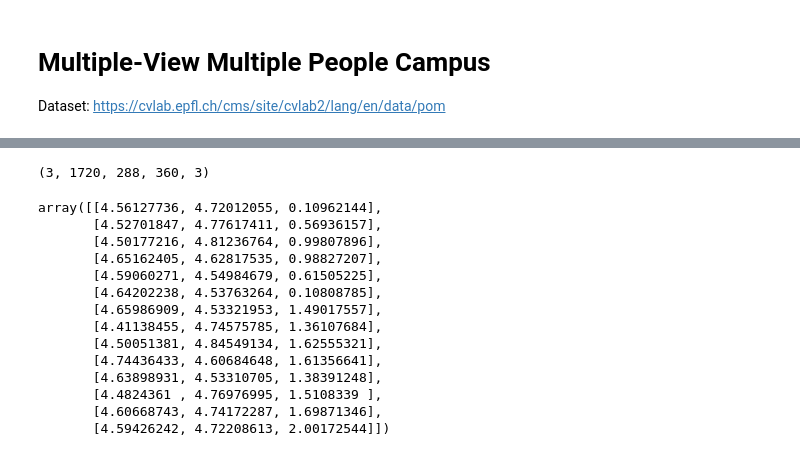
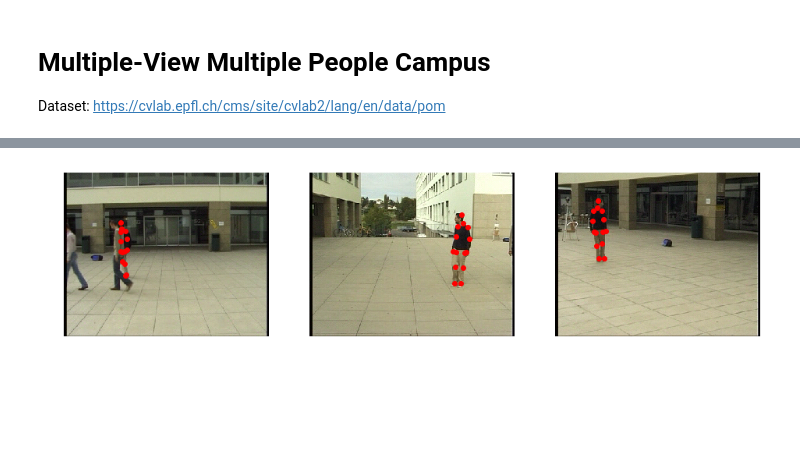
Before and after one commit to jutanke/pak, a Jupyter notebook: samples/Campus.ipynb, the cells around one changed output, grey strips where cells are left out. Cells and saved outputs as stored; diff of their text form; code cells hidden in the pictures; blank space fills up the shorter version.

Commit message:
move Campus to TUM dataset

```diff
--- a/samples/Campus.ipynb
+++ b/samples/Campus.ipynb
@@ -34,45 +27,31 @@ elapsed 7.967538118362427
-# %%
-X.shape
-# %% [output]
-(3, 1720, 288, 360, 3)
-# %%
-from scipy.io import loadmat
-
-M = loadmat('actorsGT.mat')
-
-Actor3d = M['actor3D'][0]
-
-persons = []
-
-for pid in range(3):
-    pts = []
-    Person = Actor3d[pid]
-    n = len(Person)
-    for frame in range(n):
-        pose = Person[frame][0]
-        if len(pose) == 1:
-            pts.append(None)
-        elif len(pose) == 14:
-            pts.append(pose)
-        else:
-            raise ValueError("Weird pose length:" + str(pose))
-
-    persons.append(pts)
-
-
-persons[0][900]
-# %% [output]
-array([[4.56127736, 4.72012055, 0.10962144],
-       [4.52701847, 4.77617411, 0.56936157],
-       [4.50177216, 4.81236764, 0.99807896],
-       [4.65162405, 4.62817535, 0.98827207],
-       [4.59060271, 4.54984679, 0.61505225],
-       [4.64202238, 4.53763264, 0.10808785],
-       [4.65986909, 4.53321953, 1.49017557],
-       [4.41138455, 4.74575785, 1.36107684],
-       [4.50051381, 4.84549134, 1.62555321],
-       [4.74436433, 4.60684648, 1.61356641],
-       [4.63898931, 4.53310705, 1.38391248],
-       [4.4824361 , 4.76976995, 1.5108339 ],
-       [4.60668743, 4.74172287, 1.69871346],
-       [4.59426242, 4.72208613, 2.00172544]])
+# %%
+FRAME = 1700
+X, Y, Calib = campus.get_frame(FRAME)
+
+fig = plt.figure(figsize=(16,16))
+
+COLORS = ['red', 'green', 'blue', 'yellow']
+
+for cid in [0, 1, 2]:
+    ax = fig.add_subplot(1, 3, cid+1)
+    P = Calib[cid]
+    im = X[cid]
+    ax.imshow(im)
+    ax.axis('off')
+
+    for pid, person in enumerate(Y):
+        pts = person
+        if pts is None:
+            continue
+
+        for x, y, z in pts:
+            pt3d = np.array([x,y,z,1])
+            pt2d = P @ pt3d
+            u = pt2d[0]/pt2d[2]
+            v = pt2d[1]/pt2d[2]
+            ax.scatter(u, v, color=COLORS[pid])
+
+
+plt.show()
+# %% [output]
+[figure, added]
```
Also changed, not shown: parts of 1 cell of this notebook, 5 other files.
